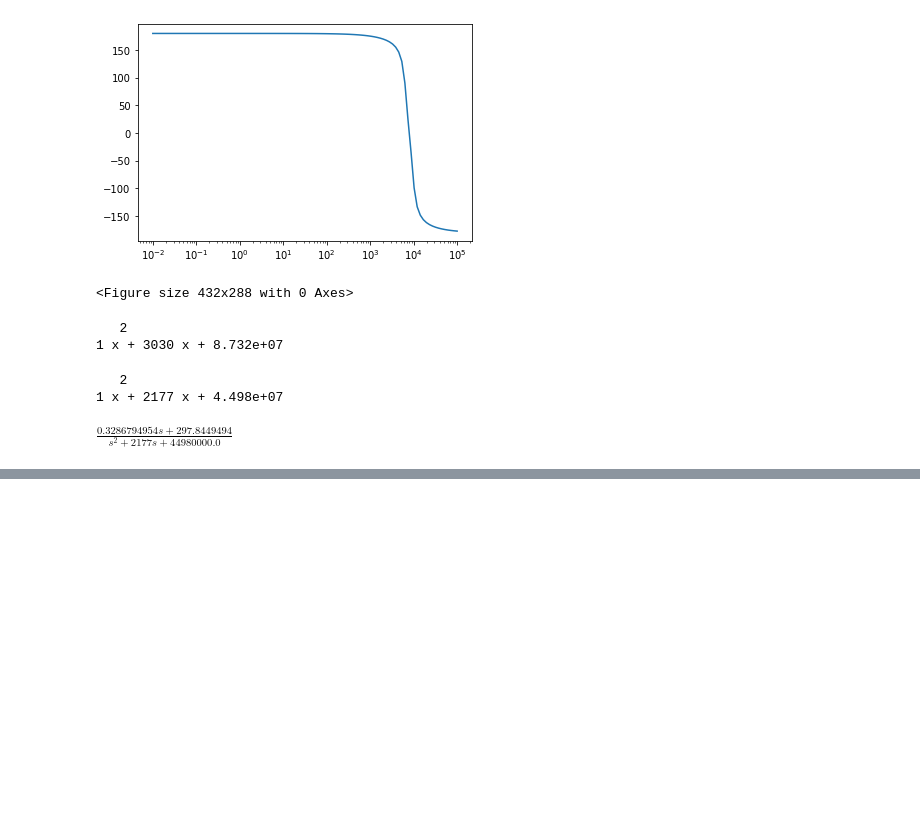
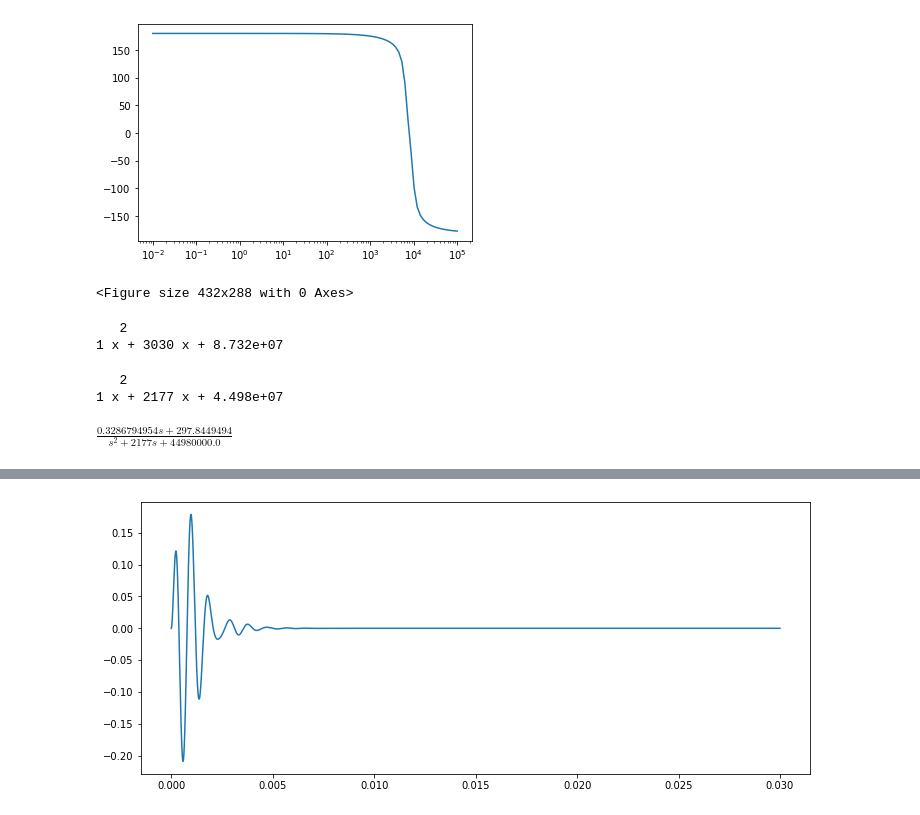
Before and after one commit to violetaperezandrade/TP-ADC, a Jupyter notebook: TP.ipynb, the cells around one changed output, grey strips where cells are left out. Cells and saved outputs as stored; diff of their text form; code cells hidden in the pictures; blank space fills up the shorter version.

```diff
--- a/TP.ipynb
+++ b/TP.ipynb
@@ -146,0 +211,8 @@ $\displaystyle \frac{0.3286794954 s + 297.8449494}{s^{2} + 2177 s + 44980000.0}$
+# %%
+plt.figure(figsize=(12,5))
+t = np.linspace(0, 0.03, 1000000, endpoint=False)
+yout, T = ml.step(H, T=t)
+plt.plot(T, yout)
+plt.show();
+# %% [output]
+[figure, added]
```
Also changed, not shown: parts of 19 cells of this notebook, 1 other file.
